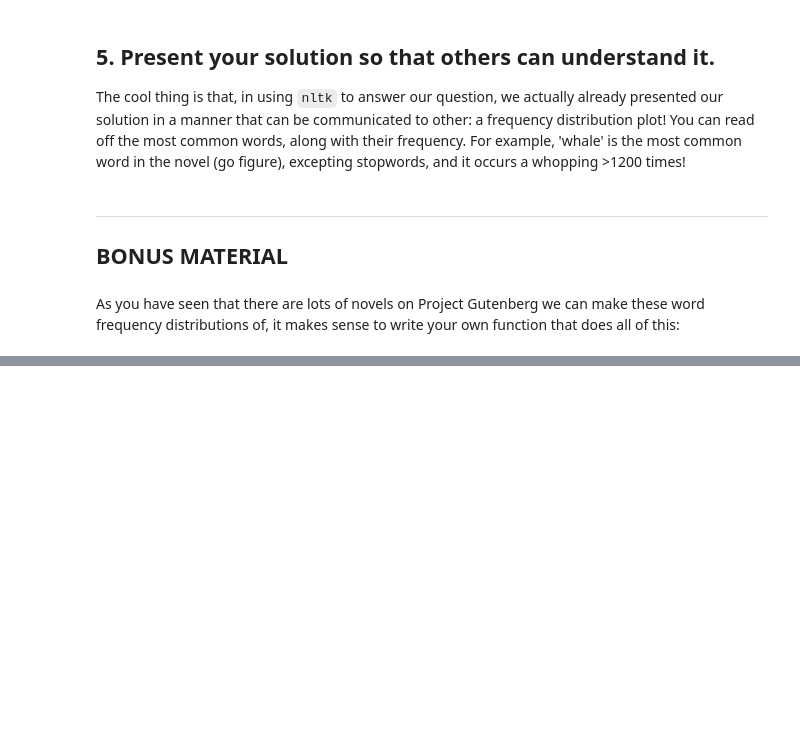
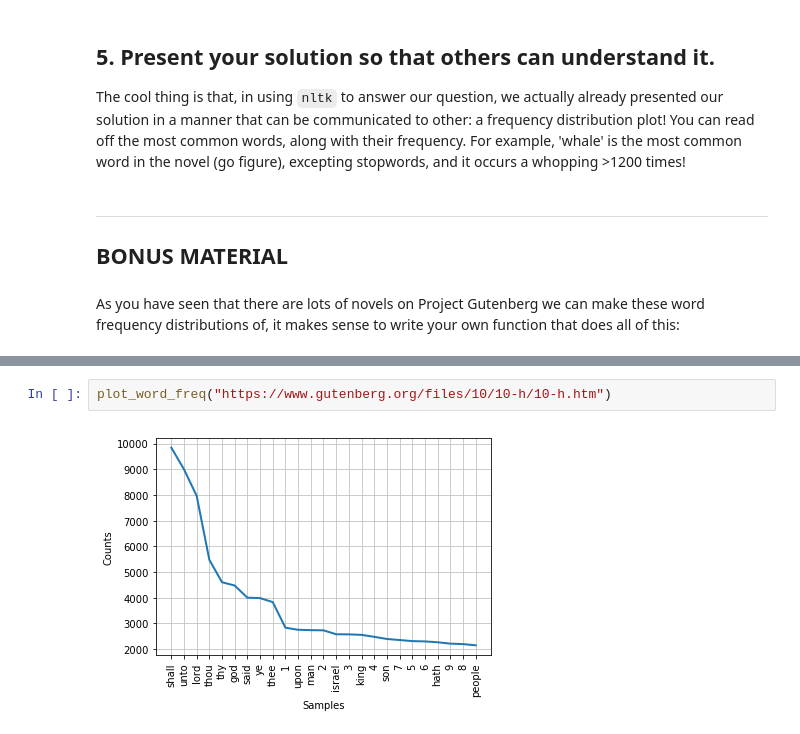
Before and after one commit to datacamp/datacamp_facebook_live_nlp, a Jupyter notebook: NLP_FB_live_coding.ipynb, the cells around one changed output, grey strips where cells are left out. Saved outputs shown, nothing was run; the diff lists cells and outputs as text; blank space fills up the shorter version.

```diff
--- a/NLP_FB_live_coding.ipynb
+++ b/NLP_FB_live_coding.ipynb
@@ -286,0 +393,4 @@ As you have seen that there are lots of novels on Project Gutenberg we can make
+# %%
+plot_word_freq("https://www.gutenberg.org/files/10/10-h/10-h.htm")
+# %% [output]
+[figure, added]
```
Also changed, not shown: parts of 21 cells of this notebook.
